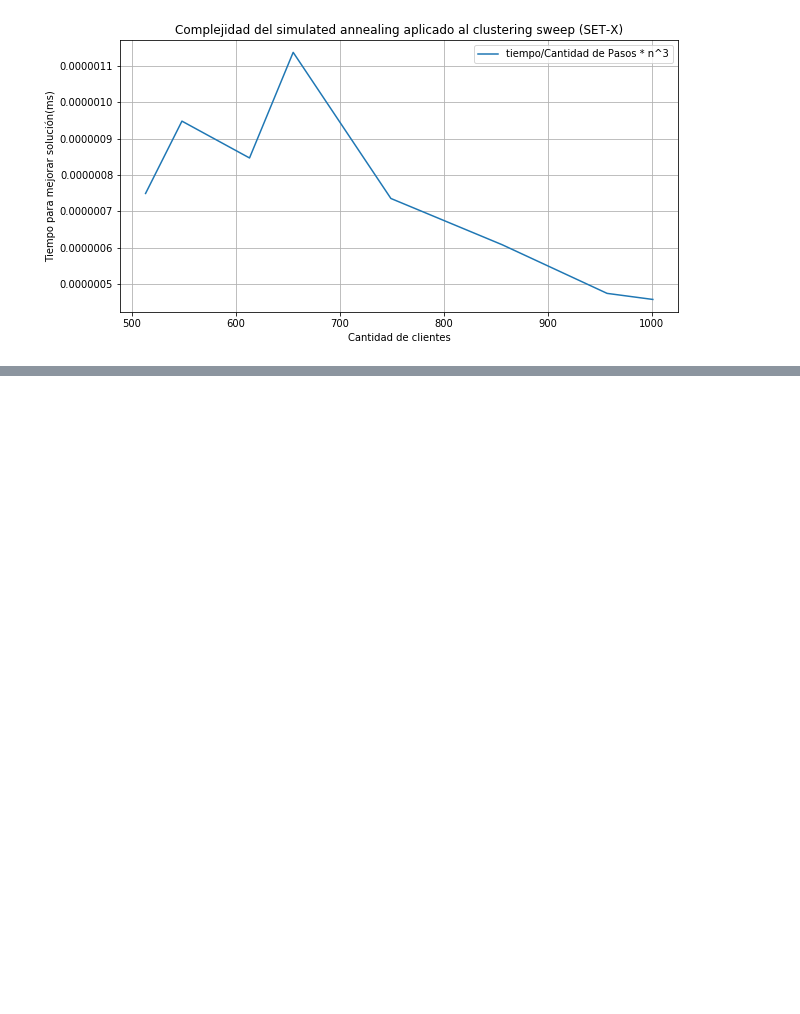
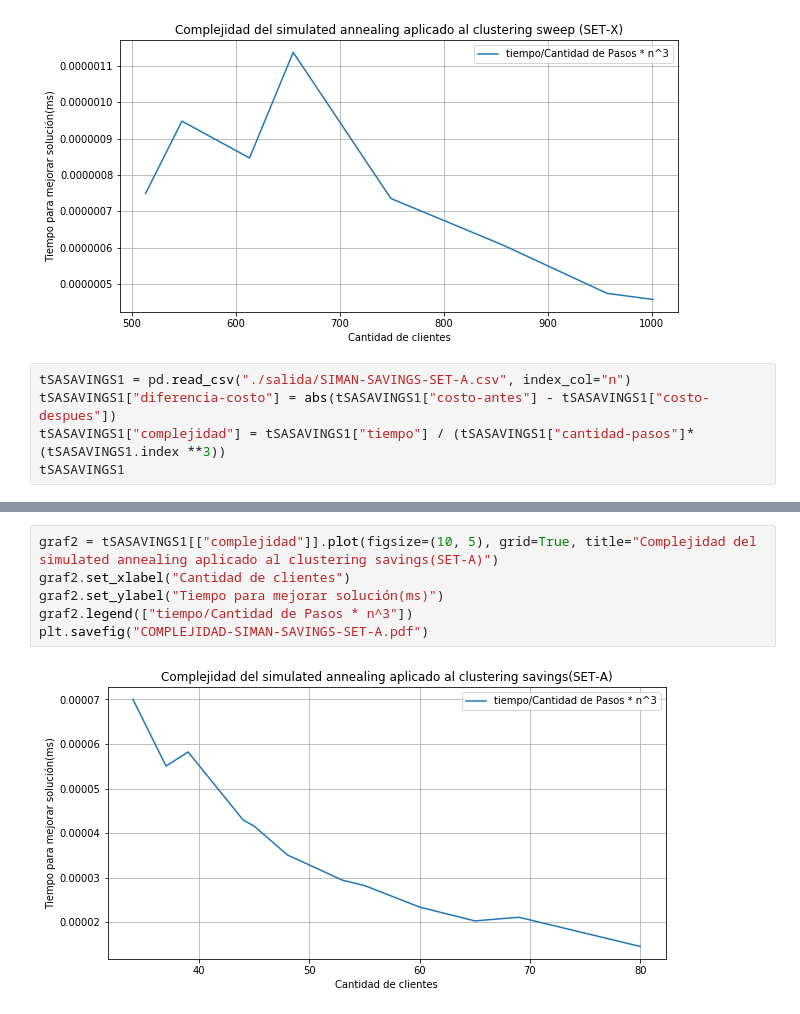
Before and after one commit to gonzalokun/AEDTP3Cod45, a Jupyter notebook: AED3TP3.ipynb, the cells around one changed output, grey strips where cells are left out. Cells and saved outputs as stored; diff of their text form; blank space fills up the shorter version.

Commit message:
Cambiado main para probar con los otros clusterings

```diff
--- a/AED3TP3.ipynb
+++ b/AED3TP3.ipynb
@@ -392,3 +392,8 @@ graf2.legend(["tiempo/Cantidad de Pasos * n^3"])
 plt.savefig("COMPLEJIDAD-SIMAN-SWEEP-SET-X.pdf")
 # %% [output]
 [figure]
+# %%
+tSASAVINGS1 = pd.read_csv("./salida/SIMAN-SAVINGS-SET-A.csv", index_col="n")
+tSASAVINGS1["diferencia-costo"] = abs(tSASAVINGS1["costo-antes"] - tSASAVINGS1["costo-despues"])
+tSASAVINGS1["complejidad"] = tSASAVINGS1["tiempo"] / (tSASAVINGS1["cantidad-pasos"]*(tSASAVINGS1.index **3))
+tSASAVINGS1
@@ -394,0 +415,8 @@ plt.savefig("COMPLEJIDAD-SIMAN-SWEEP-SET-X.pdf")
+# %%
+graf2 = tSASAVINGS1[["complejidad"]].plot(figsize=(10, 5), grid=True, title="Complejidad del simulated annealing aplicado al clustering savings(SET-A)")
+graf2.set_xlabel("Cantidad de clientes")
+graf2.set_ylabel("Tiempo para mejorar solución(ms)")
+graf2.legend(["tiempo/Cantidad de Pasos * n^3"])
+plt.savefig("COMPLEJIDAD-SIMAN-SAVINGS-SET-A.pdf")
+# %% [output]
+[figure, added]
```
Also changed, not shown: parts of 13 cells of this notebook, 56 other files.
